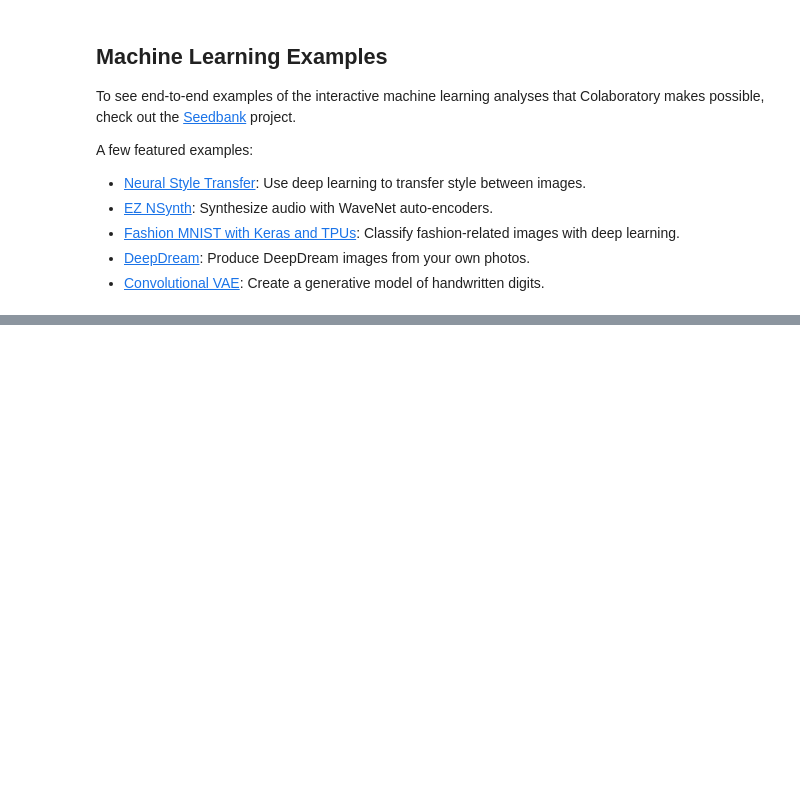
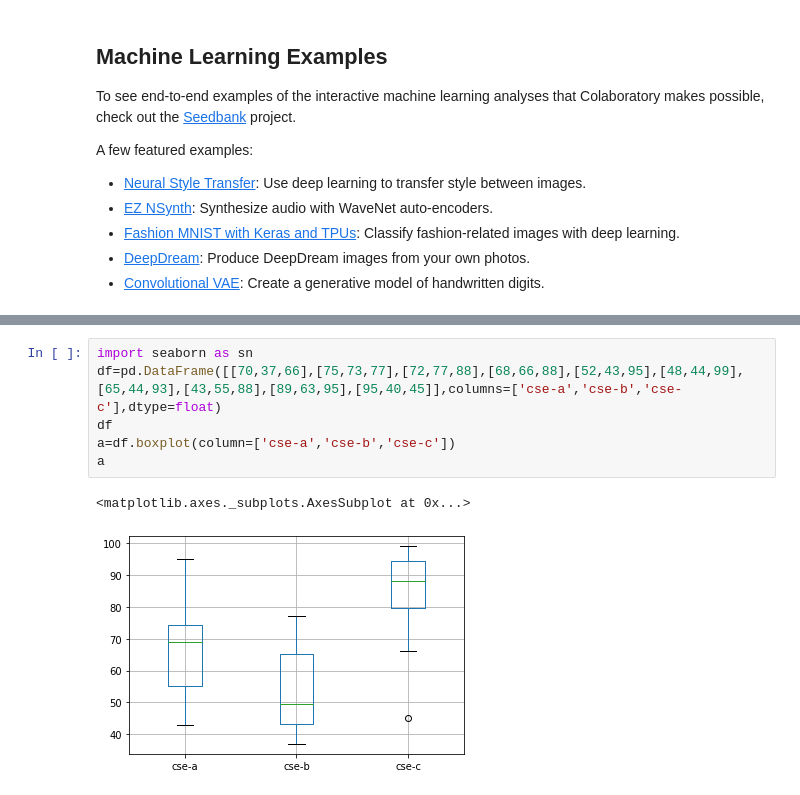
Before and after one commit to 19PA1A0541/pythonbasics, a Jupyter notebook: Welcome_To_Colaboratory.ipynb, the cells around one changed output, grey strips where cells are left out. Saved outputs shown, nothing was run; the diff lists cells and outputs as text; blank space fills up the shorter version.

```diff
--- a/Welcome_To_Colaboratory.ipynb
+++ b/Welcome_To_Colaboratory.ipynb
@@ -115,0 +199,9 @@ A few featured examples:
+# %%
+import seaborn as sn
+df=pd.DataFrame([[70,37,66],[75,73,77],[72,77,88],[68,66,88],[52,43,95],[48,44,99],[65,44,93],[43,55,88],[89,63,95],[95,40,45]],columns=['cse-a','cse-b','cse-c'],dtype=float)
+df
+a=df.boxplot(column=['cse-a','cse-b','cse-c'])
+a
+# %% [output]
+<matplotlib.axes._subplots.AxesSubplot at 0x...>
+[figure, added]
```
Also changed, not shown: parts of 10 cells of this notebook.
